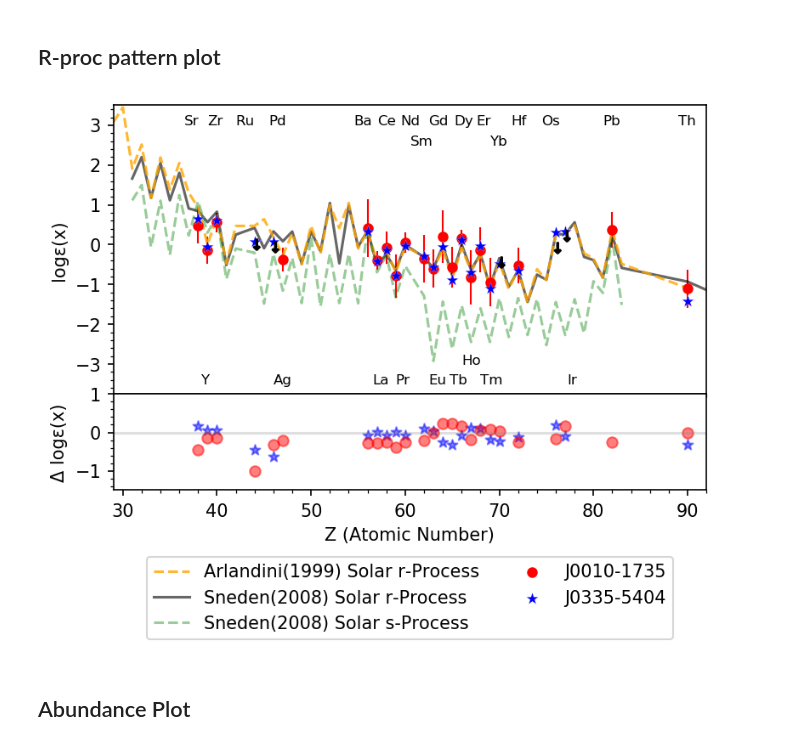
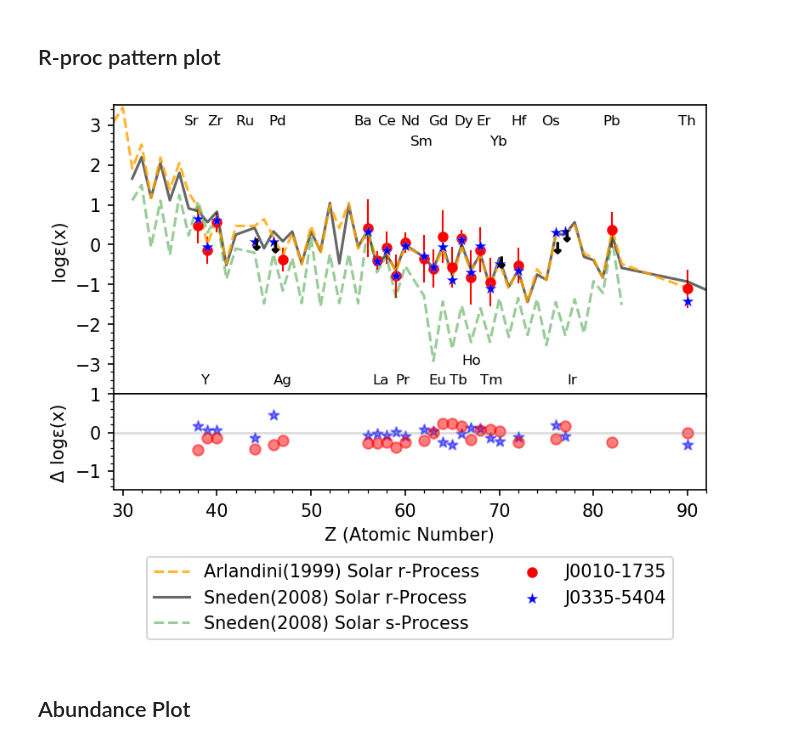
Before and after one commit to zoehackshaw/J0010-1735, a Jupyter notebook: j00101735_final_calculations.ipynb, the cells around one changed output. Saved outputs shown, nothing was run; the diff lists cells and outputs as text; code cells hidden in the pictures.

```diff
--- a/j00101735_final_calculations.ipynb
+++ b/j00101735_final_calculations.ipynb
@@ -1083,11 +1083,13 @@ arl_abun=[4.1856351946, 4.55607365449, 3.02000337158, 3.6231278536, 2.2795483747
 sc_r_arl= [x - 1.11 for x in arl_abun]
 # %%
 #With Ret II Star
-hecompabund=[0.485,-0.11,0.556,0.53,0.71,0.416,-0.427,-0.074,-0.786,0.029,-0.388,-0.598,0.2,-0.57,0.19,-0.822,-0.13,-0.907,-0.23,-0.52,0.13,0.43,-1.105]
+#hecompabund=[0.485,-0.11,0.556,0.53,0.71,0.416,-0.427,-0.074,-0.786,0.029,-0.388,-0.598,0.2,-0.57,0.19,-0.822,-0.13,-0.907,-0.23,-0.52,0.13,0.43,-1.105]
+hecompabund=[0.485,-0.11,0.556,0.22,-0.38,0.416,-0.39,-0.074,-0.786,0.05,-0.36,-0.598,0.2,-0.57,0.16,-0.822,-0.13,-0.94,-0.23,-0.52,0.13,0.43,-1.105]
 schecompabund= [x - 1.09 for x in hecompabund]
 retabun=0.45,-0.25,0.41,-0.12,-0.12,0.14,-0.62,-0.34,-0.98,-0.24,-0.49,-0.77,-0.25,-1.08,-0.08,-0.89,-0.24,-1.29,-0.67,-0.85,0.11,0.12,-1.63
 retAN=[38,39,40,44,46,56,57,58,59,60,62,63,64,65,66,67,68,69,70,72,76,77,90]
-EW=[0.485,-0.141,0.556,-0.37,0.15,-0.38,0.42,-0.39,-0.07,-0.786,0.05,-0.36,-0.598,0.2,-0.57,0.16,-0.822,-0.13,-0.94,-0.23,-0.52,0.13,0.43,0.38,-1.105]
+#EW=[0.485,-0.141,0.556,-0.37,0.15,-0.38,0.42,-0.39,-0.07,-0.786,0.05,-0.36,-0.598,0.2,-0.57,0.16,-0.822,-0.13,-0.94,-0.23,-0.52,0.13,0.43,0.38,-1.105]
+EW=[0.485,-0.141,0.556,0.21,0.15,-0.38,0.42,-0.39,-0.07,-0.786,0.05,-0.36,-0.598,0.2,-0.57,0.16,-0.822,-0.13,-0.94,-0.23,-0.52,0.13,0.43,0.38,-1.105]
 
 AN=[38,39,40,44,46,47,56,57,58,59,60,62,63,64,65,66,67,68,69,70,72,76,77,82,90]
 abun=[0.485,-0.141,0.556,-0.37,0.15,-0.38,0.42,-0.39,-0.07,-0.786,0.05,-0.36,-0.598,0.2,-0.57,0.16,-0.822,-0.13,-0.94,-0.23,-0.52,0.13,0.43,0.38,-1.105]
@@ -1168,34 +1170,34 @@ axs[0].xaxis.set_minor_locator(AutoMinorLocator())
 axs[0].yaxis.set_minor_locator(AutoMinorLocator())
 
 #calculating the residuals
 #retdifference=np.subtract(hecompabund,scretabun)
 retdifference=np.subtract(scretabun,hecompabund)
 solarsameabund=[2.046,1.113,1.81,1.75,1.57,0.94,1.8,1,1.3,0.72,1.42,0.96,0.52,1.07,0.3,1.1,0.48,0.92,0.1,0.84,0.85,1.4,1.38,1.75,0.02]
 scsolarsame= [x - 1.11 for x in solarsameabund]
 #hedifference=np.subtract(scsolarsame,EW)
 hedifference=np.subtract(EW,scsolarsame)
 
 axs[1].axhline(y=0, color='grey', alpha=0.25)
 axs[1].scatter(retAN,retdifference,color='blue', marker='*', alpha=0.5)
 axs[1].scatter(AN,hedifference,color='red', alpha=0.5)
 
 
 axs[1].set(ylim=(-1.5,1))
 axs[1].xaxis.set_minor_locator(MultipleLocator(1))
 
 axs[0].set(ylabel='logε(x)')
 axs[1].set(ylabel='Δ logε(x)')
 axs[1].set(xlabel='Z (Atomic Number)')
 axs[1].xaxis.set_minor_locator(AutoMinorLocator())
 axs[1].yaxis.set_minor_locator(AutoMinorLocator())
 axs[0].legend(bbox_to_anchor=(0.5, -0.85), loc='lower center', borderaxespad=0.,ncol=2)
 
 
 # Hide x labels and tick labels for all but bottom plot.
 for ax in axs:
     ax.label_outer()
 # %% [output]
-[figure, old version]
+[figure, new version]
 # %% [markdown]
 ## Abundance Plot
 # %%
```
